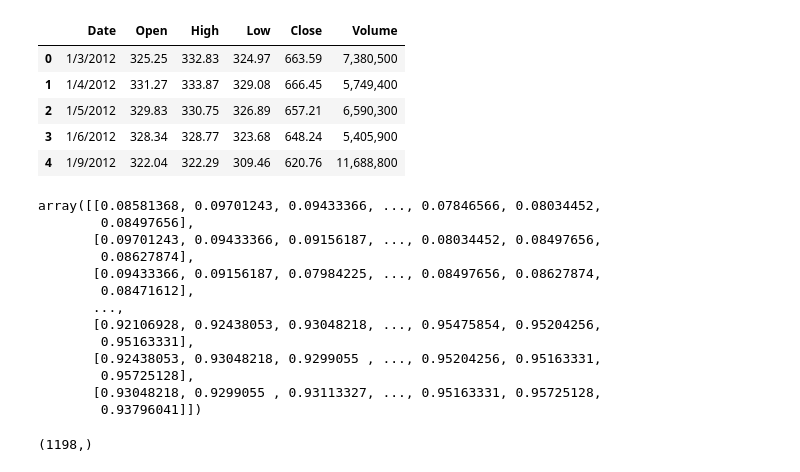
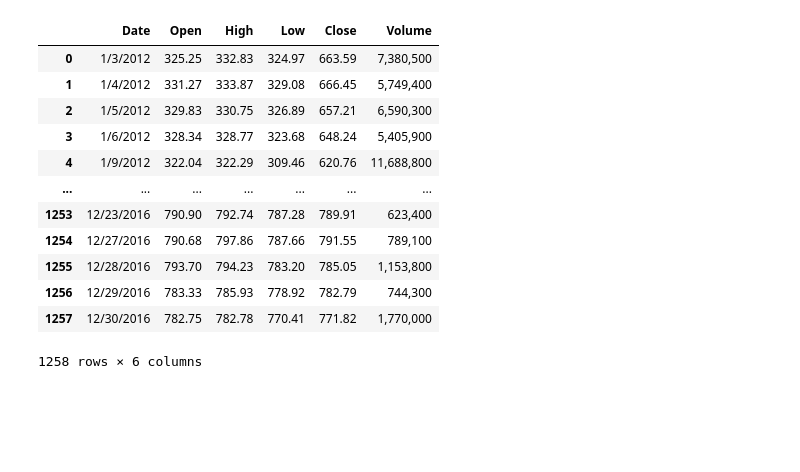
Before and after one commit to Rontim/Time-Series-Forecasting, a Jupyter notebook: timeseries.ipynb, the cells around one changed output. Cells and saved outputs as stored; diff of their text form; code cells hidden in the pictures; blank space fills up the shorter version.

```diff
--- a/timeseries.ipynb
+++ b/timeseries.ipynb
@@ -1,17 +1,25 @@
 # %%
 import numpy as np
 import matplotlib.pyplot as plt
 import pandas as pd
 dataset_train = pd.read_csv('Google_Stock_Price_Train.csv')
 
-training_set = dataset_train.iloc[:, 1:2].values
-dataset_train.head(5)
+training_set = dataset_train['Open'].values.reshape(-1, 1)
+training_set.shape
+dataset_train
 # %% [output]
 |  | Date | Open | High | Low | Close | Volume |
 | 0 | 1/3/2012 | 325.25 | 332.83 | 324.97 | 663.59 | 7,380,500 |
 | 1 | 1/4/2012 | 331.27 | 333.87 | 329.08 | 666.45 | 5,749,400 |
 | 2 | 1/5/2012 | 329.83 | 330.75 | 326.89 | 657.21 | 6,590,300 |
 | 3 | 1/6/2012 | 328.34 | 328.77 | 323.68 | 648.24 | 5,405,900 |
 | 4 | 1/9/2012 | 322.04 | 322.29 | 309.46 | 620.76 | 11,688,800 |
+| ... | ... | ... | ... | ... | ... | ... |
+| 1253 | 12/23/2016 | 790.90 | 792.74 | 787.28 | 789.91 | 623,400 |
+| 1254 | 12/27/2016 | 790.68 | 797.86 | 787.66 | 791.55 | 789,100 |
+| 1255 | 12/28/2016 | 793.70 | 794.23 | 783.20 | 785.05 | 1,153,800 |
+| 1256 | 12/29/2016 | 783.33 | 785.93 | 778.92 | 782.79 | 744,300 |
+| 1257 | 12/30/2016 | 782.75 | 782.78 | 770.41 | 771.82 | 1,770,000 |
+1258 rows × 6 columns
 # %%
 from sklearn.preprocessing import MinMaxScaler
@@ -26,21 +31 @@ for i in range(60, 1258):
 X_train, y_train = np.array(X_train), np.array(y_train)
-# %%
-X_train
-# %% [output]
-array([[0.08581368, 0.09701243, 0.09433366, ..., 0.07846566, 0.08034452,
-        0.08497656],
-       [0.09701243, 0.09433366, 0.09156187, ..., 0.08034452, 0.08497656,
-        0.08627874],
-       [0.09433366, 0.09156187, 0.07984225, ..., 0.08497656, 0.08627874,
-        0.08471612],
-       ...,
-       [0.92106928, 0.92438053, 0.93048218, ..., 0.95475854, 0.95204256,
-        0.95163331],
-       [0.92438053, 0.93048218, 0.9299055 , ..., 0.95204256, 0.95163331,
-        0.95725128],
-       [0.93048218, 0.9299055 , 0.93113327, ..., 0.95163331, 0.95725128,
-        0.93796041]])
-# %%
-y_train.shape
-# %% [output]
-(1198,)
```
Also changed, not shown: parts of 10 cells of this notebook, 1 other file.
